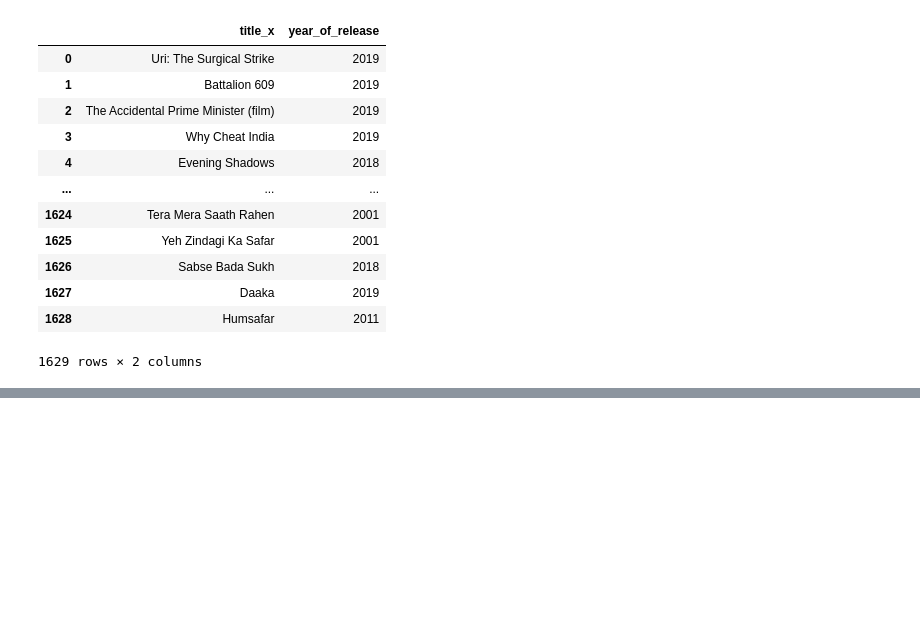
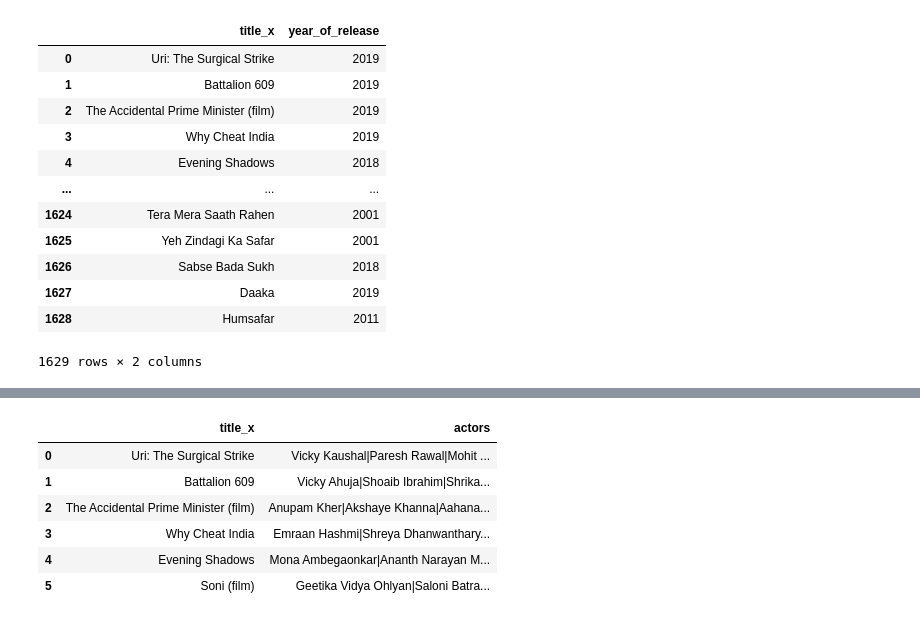
Before and after one commit to faisalkhan4k/Pandas, a Jupyter notebook: 02_week1.ipynb, the cells around one changed output, grey strips where cells are left out. Saved outputs shown, nothing was run; the diff lists cells and outputs as text; code cells hidden in the pictures; blank space fills up the shorter version.

```diff
--- a/02_week1.ipynb
+++ b/02_week1.ipynb
@@ -317,0 +433,10 @@ HELLO FROM THE OTHER BRANCH
+# %%
+movies.loc[0:5,['title_x','actors']]#since movies indexing is done using 0,1,2,3...... and no defualt labeling is used we use the give label method only
+# %% [output]
+|  | title_x | actors |
+| 0 | Uri: The Surgical Strike | Vicky Kaushal|Paresh Rawal|Mohit ... |
+| 1 | Battalion 609 | Vicky Ahuja|Shoaib Ibrahim|Shrika... |
+| 2 | The Accidental Prime Minister (film) | Anupam Kher|Akshaye Khanna|Aahana... |
+| 3 | Why Cheat India | Emraan Hashmi|Shreya Dhanwanthary... |
+| 4 | Evening Shadows | Mona Ambegaonkar|Ananth Narayan M... |
+| 5 | Soni (film) | Geetika Vidya Ohlyan|Saloni Batra... |
```
Also changed, not shown: parts of 31 cells of this notebook, 1 other file.
